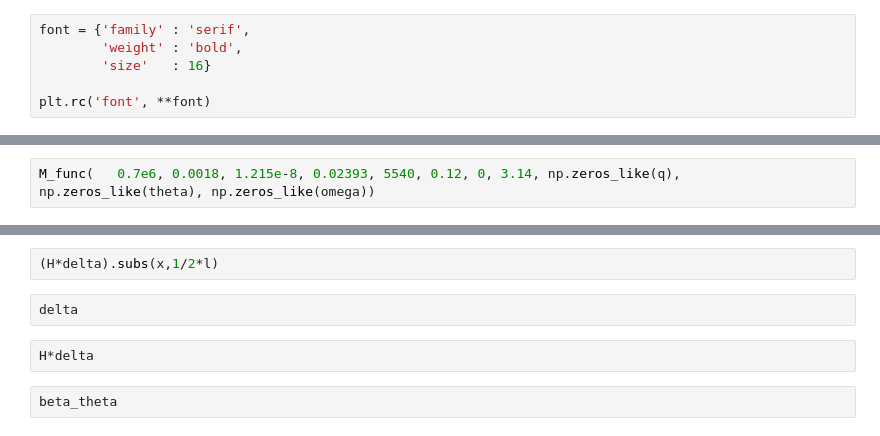
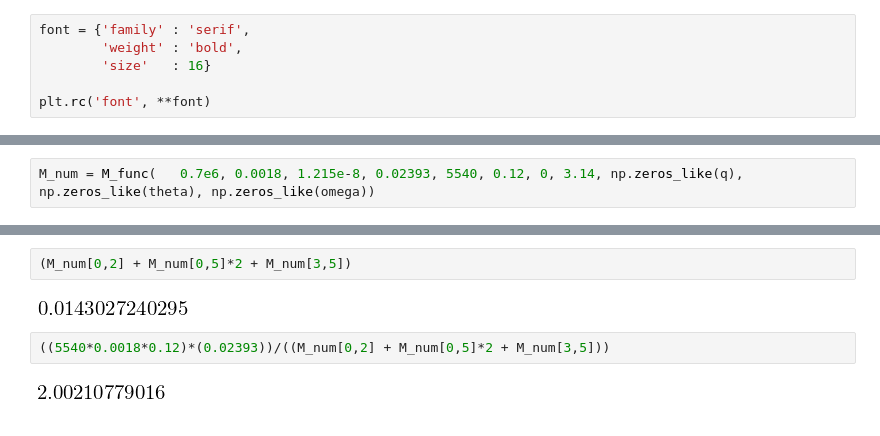
Before and after one commit to cdlrpi/mixed-body-type, a Jupyter notebook: large-deformation/gebf-mass-matrix-and-forces-2D-v9.ipynb, the cells around one changed output, grey strips where cells are left out. Drawn from its saved outputs; the diff is of its cells as text.

```diff
--- a/large-deformation/gebf-mass-matrix-and-forces-2D-v9.ipynb
+++ b/large-deformation/gebf-mass-matrix-and-forces-2D-v9.ipynb
@@ -422,4 +452,4 @@ display(A2)
 # %%
-M_func(   0.7e6, 0.0018, 1.215e-8, 0.02393, 5540, 0.12, 0, 3.14, np.zeros_like(q), np.zeros_like(theta), np.zeros_like(omega))
+M_num = M_func(   0.7e6, 0.0018, 1.215e-8, 0.02393, 5540, 0.12, 0, 3.14, np.zeros_like(q), np.zeros_like(theta), np.zeros_like(omega))
 # %%
 M_num[1,1] + M_num[4,4] + M_num[4,1]*2
@@ -432,8 +470,8 @@ np.pi*(M_num[0,0] + M_num[3,3] + M_num[0,3]*2)
-# %%
-(H*delta).subs(x,1/2*l)
-# %%
-delta
-# %%
-H*delta
-# %%
-beta_theta
+# %%
+(M_num[0,2] + M_num[0,5]*2 + M_num[3,5])
+# %% [output]
+[figure, added]
+# %%
+((5540*0.0018*0.12)*(0.02393))/((M_num[0,2] + M_num[0,5]*2 + M_num[3,5]))
+# %% [output]
+[figure, added]
```
Also changed, not shown: parts of 13 cells of this notebook, 3 other files.
